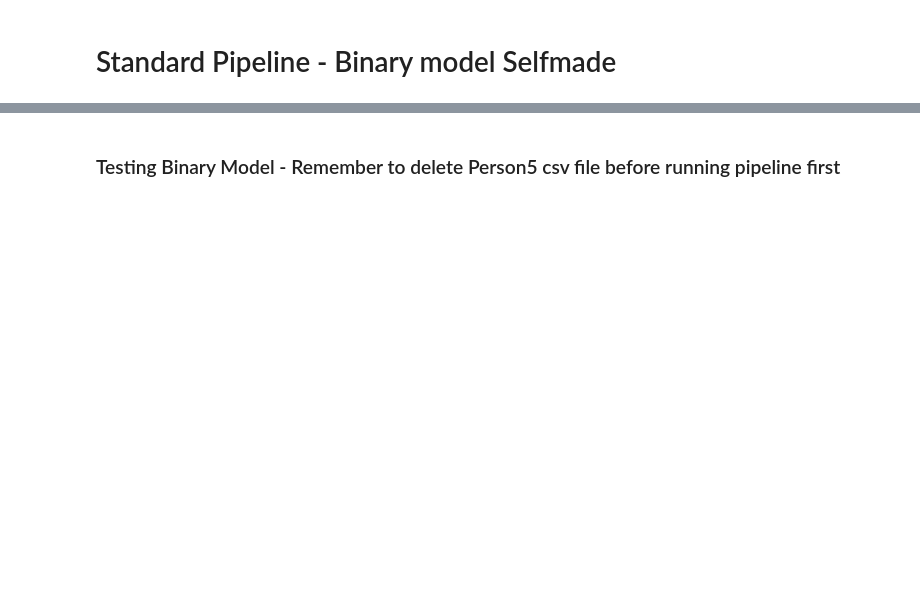
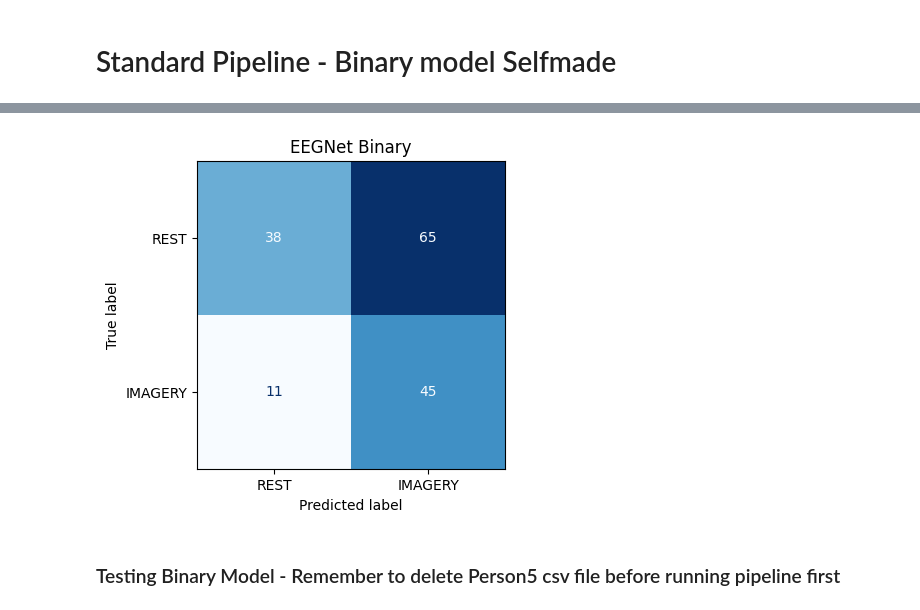
Before and after one commit to akskat/EEG_master, a Jupyter notebook: Standardized Pipeline Selfmade Dataset.ipynb, the cells around one changed output, grey strips where cells are left out. Drawn from its saved outputs; the diff is of its cells as text; code cells hidden in the pictures; blank space fills up the shorter version.

```diff
--- a/Standardized Pipeline Selfmade Dataset.ipynb
+++ b/Standardized Pipeline Selfmade Dataset.ipynb
@@ -361,0 +477,81 @@ weighted avg       0.69      0.68      0.68       158
+# %%
+# --- Block 1: Binary EEGNet pipeline with validation ---
+import numpy as np
+import tensorflow as tf
+from tensorflow.keras.models import Model
+from tensorflow.keras.layers import (
+    Input, Conv2D, DepthwiseConv2D, SeparableConv2D,
+    BatchNormalization, Activation, AveragePooling2D,
+    Dropout, Flatten, Dense
+)
+from tensorflow.keras.constraints import max_norm
+from tensorflow.keras.optimizers import Adam
+from tensorflow.keras.callbacks import EarlyStopping, ModelCheckpoint
+from sklearn.metrics import (
+    balanced_accuracy_score, classification_report,
+    confusion_matrix, ConfusionMatrixDisplay
+)
+import matplotlib.pyplot as plt
+
+# Map string‐labels til ints
+label_map = {'REST':0, 'IMAGERY':1}
+y_tr_int = np.array([label_map[y] for y in y_tr_bal])
+y_val_int = np.array([label_map[y] for y in y_val])
+y_te_int = np.array([label_map[y] for y in y_test])
+
+# Legg på kanal‐dimensjon
+X_tr = X_tr_bal[..., np.newaxis]
+X_val = X_val[...,     np.newaxis]
+X_te = X_test[...,     np.newaxis]
+
+# EEGNet‐bygger
+def create_eegnet(nb_classes, Chans, Samples, dropoutRate=0.5):
+    inp = Input(shape=(Chans, Samples, 1))
+    x = Conv2D(16, (1, 64), padding='same', use_bias=False)(inp)
+    x = BatchNormalization()(x)
+    x = DepthwiseConv2D((Chans, 1), depth_multiplier=2,
+                        depthwise_constraint=max_norm(1.), use_bias=False)(x)
+    x = BatchNormalization()(x)
+    x = Activation('elu')(x)
+    x = AveragePooling2D((1, 4))(x)
+    x = Dropout(dropoutRate)(x)
+    x = SeparableConv2D(16, (1, 16), padding='same', use_bias=False)(x)
+    x = BatchNormalization()(x)
+    x = Activation('elu')(x)
+    x = AveragePooling2D((1, 8))(x)
+    x = Dropout(dropoutRate)(x)
+    x = Flatten()(x)
+    x = Dense(nb_classes, kernel_constraint=max_norm(0.25))(x)
+    out = Activation('softmax')(x)
+    return Model(inputs=inp, outputs=out)
+
+# Bygg og kompile
+model = create_eegnet(2, X_tr.shape[1], X_tr.shape[2], dropoutRate=0.5)
+model.compile(optimizer=Adam(),
+              loss='sparse_categorical_crossentropy',
+              metrics=['accuracy'])
+
+# Callbacks
+es   = EarlyStopping(monitor='val_loss', patience=10, restore_best_weights=True)
+ckpt = ModelCheckpoint('best_eegnet_binary.h5', monitor='val_loss', save_best_only=True)
+
+# Tren med validation_data
+model.fit(X_tr, y_tr_int,
+          validation_data=(X_val, y_val_int),
+          epochs=50, batch_size=16,
+          callbacks=[es, ckpt],
+          verbose=1)
+
+# Evaluer
+y_pred = np.argmax(model.predict(X_te), axis=1)
+print("\n=== EEGNet Binary ===")
+print("Balanced accuracy:", balanced_accuracy_score(y_te_int, y_pred))
+print(classification_report(y_te_int, y_pred,
+                            target_names=['REST','IMAGERY'], zero_division=0))
+cm = confusion_matrix(y_te_int, y_pred)
+disp = ConfusionMatrixDisplay(cm, display_labels=['REST','IMAGERY'])
+fig, ax = plt.subplots(figsize=(4,4))
+disp.plot(ax=ax, cmap='Blues', colorbar=False)
+ax.set_title("EEGNet Binary")
+plt.show()
+# %% [output]
@@ -362,3 +578,4 @@ weighted avg       0.69      0.68      0.68       158
+[figure, added]
 # %% [markdown]
 ### Testing Binary Model - Remember to delete Person5 csv file before running pipeline first
 # %%
```
Also changed, not shown: parts of 35 cells of this notebook, 14 other files.
